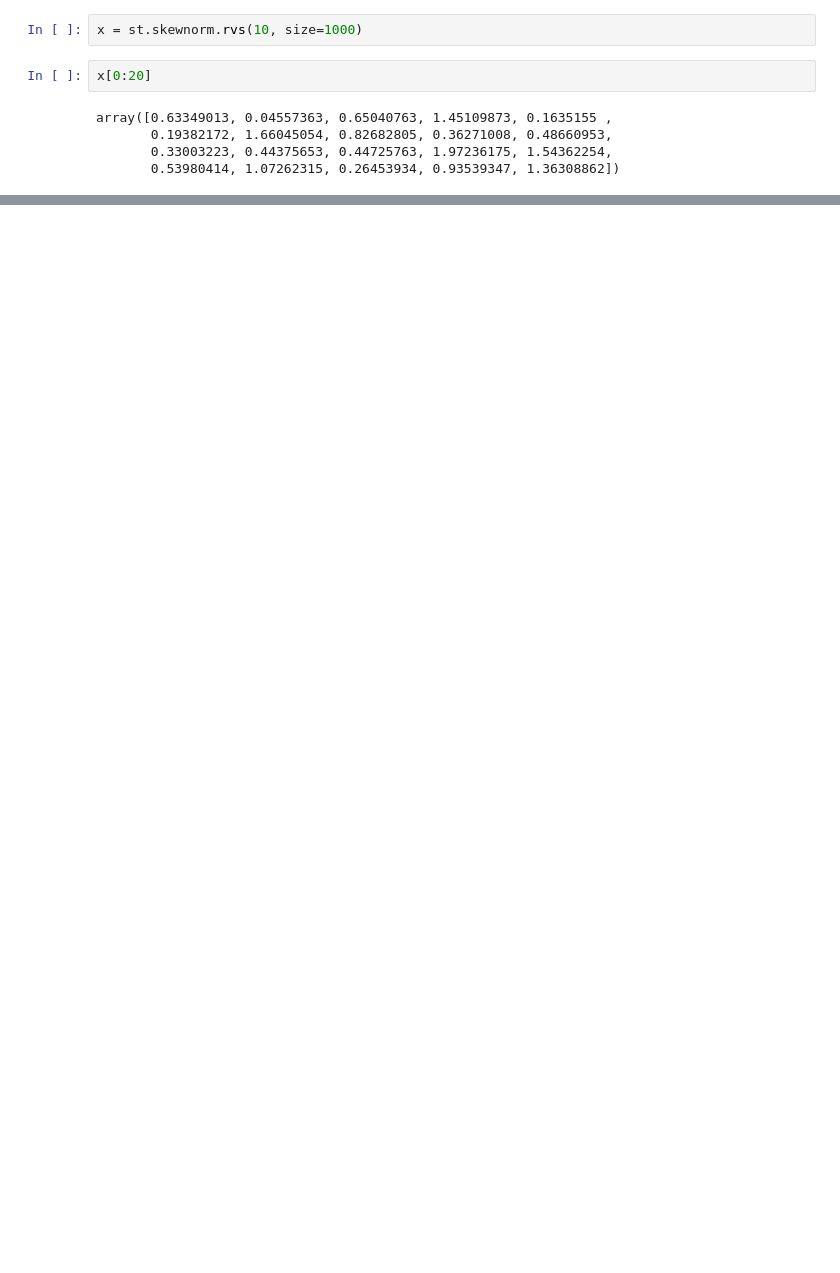
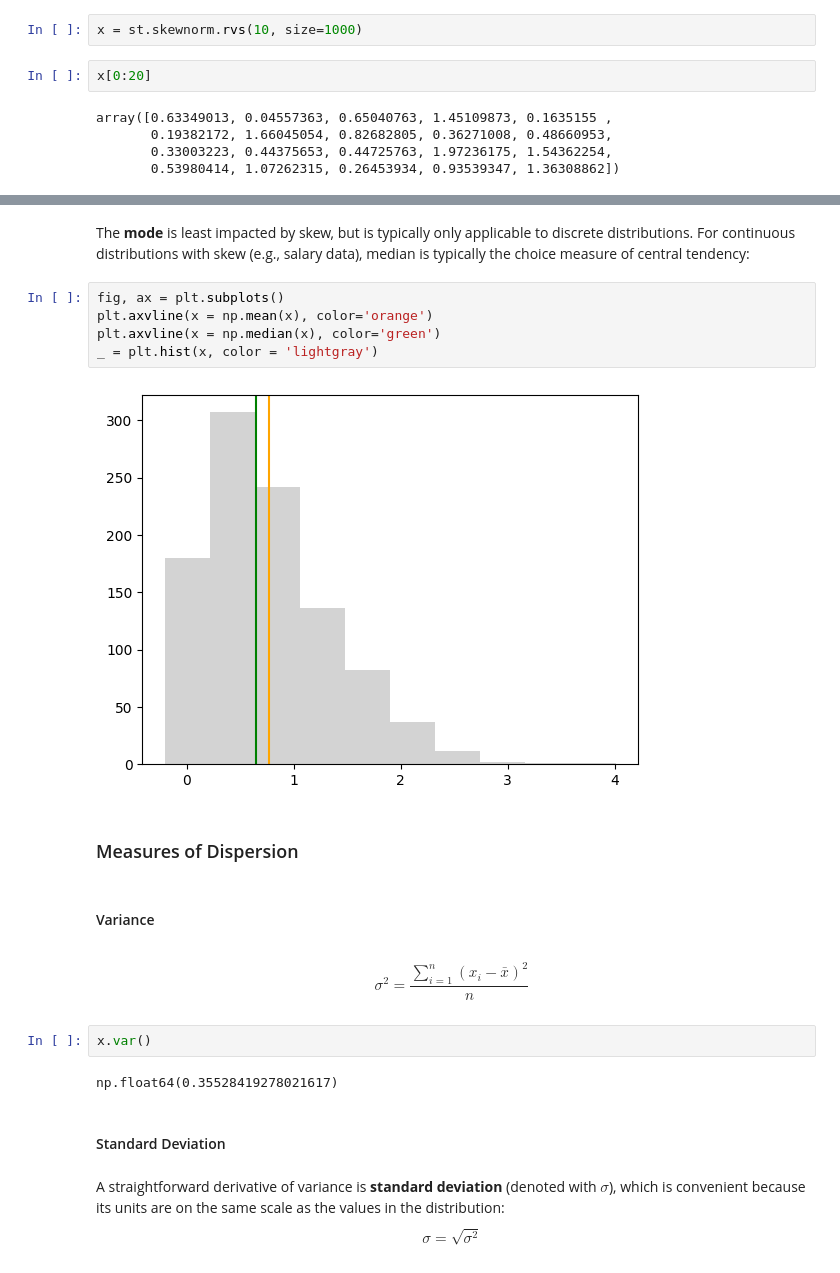
Before and after one commit to fxrxhmohamed/DEPI_Projects, a Jupyter notebook: DataAnalysis/statistics.ipynb, the cells around one changed output, grey strips where cells are left out. Saved outputs shown, nothing was run; the diff lists cells and outputs as text; blank space fills up the shorter version.

```diff
--- a/DataAnalysis/statistics.ipynb
+++ b/DataAnalysis/statistics.ipynb
@@ -31,0 +100,24 @@ _ = plt.hist(x, color= 'lightgray', bins=50)
+# %% [markdown]
+The **mode** is least impacted by skew, but is typically only applicable to discrete distributions. For continuous distributions with skew (e.g., salary data), median is typically the choice measure of central tendency:
+# %%
+fig, ax = plt.subplots()
+plt.axvline(x = np.mean(x), color='orange')
+plt.axvline(x = np.median(x), color='green')
+_ = plt.hist(x, color = 'lightgray')
+# %% [output]
+[figure, added]
+# %% [markdown]
+### Measures of Dispersion
+# %% [markdown]
+#### Variance
+# %% [markdown]
+$$ \sigma^2 = \frac{\sum_{i=1}^n (x_i-\bar{x})^2}{n} $$
+# %%
+x.var()
+# %% [output]
+np.float64(0.35528419278021617)
+# %% [markdown]
+#### Standard Deviation
+# %% [markdown]
+A straightforward derivative of variance is **standard deviation** (denoted with $\sigma$), which is convenient because its units are on the same scale as the values in the distribution:
+$$ \sigma = \sqrt{\sigma^2} $$
```
Also changed, not shown: parts of 477 cells of this notebook.
